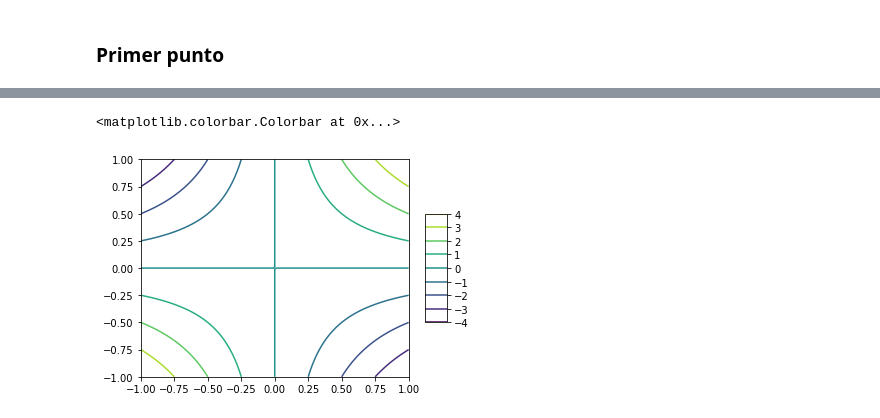
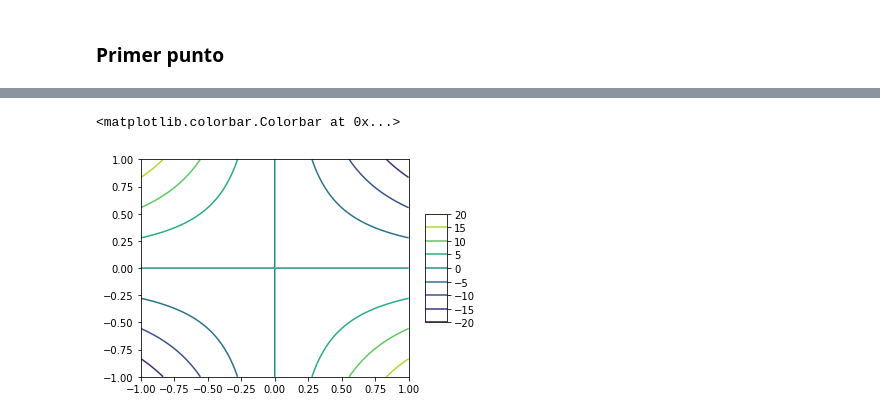
Before and after one commit to lab-optimizacion-202220/lab_formas_cuadraticas, a Jupyter notebook: formas_cuadraticas.ipynb, the cells around one changed output, grey strips where cells are left out. Drawn from its saved outputs; the diff is of its cells as text; code cells hidden in the pictures.

```diff
--- a/formas_cuadraticas.ipynb
+++ b/formas_cuadraticas.ipynb
@@ -34,6 +43,8 @@ Z = np.matmul(np.matmul(X1[0:2,:].T,A1),X1[0:2,:])
 # %%
-ax=plt.contour(X1,Y1,Z)
+# A2
+Z2 = np.matmul(np.matmul(X1[0:2,:].T,A2),X1[0:2,:])
+ax=plt.contour(X1,Y1,Z2)
 plt.colorbar(ax,shrink=0.5,aspect=5)
 # %% [output]
 <matplotlib.colorbar.Colorbar at 0x...>
-[figure, old version]
+[figure, new version]
```
Also changed, not shown: parts of 17 cells of this notebook.
